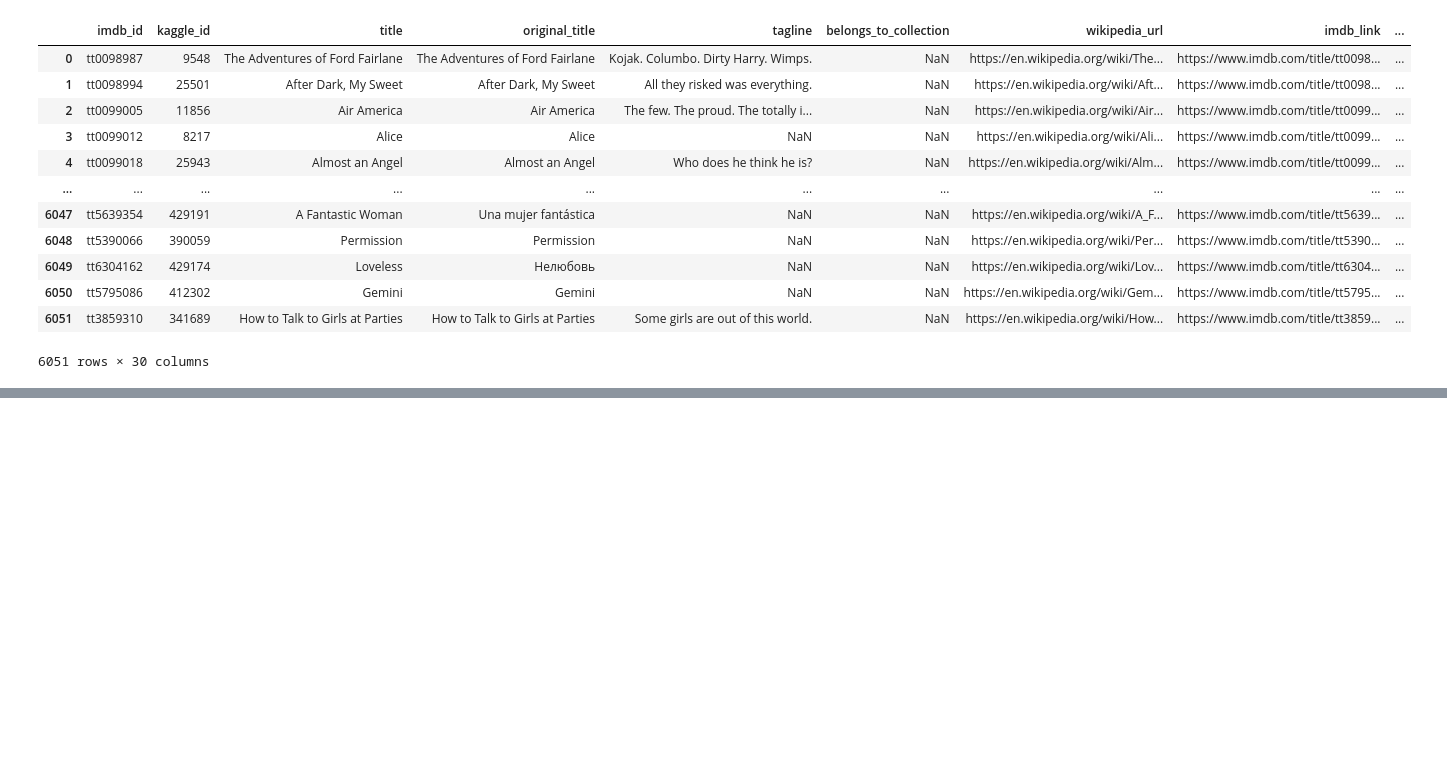
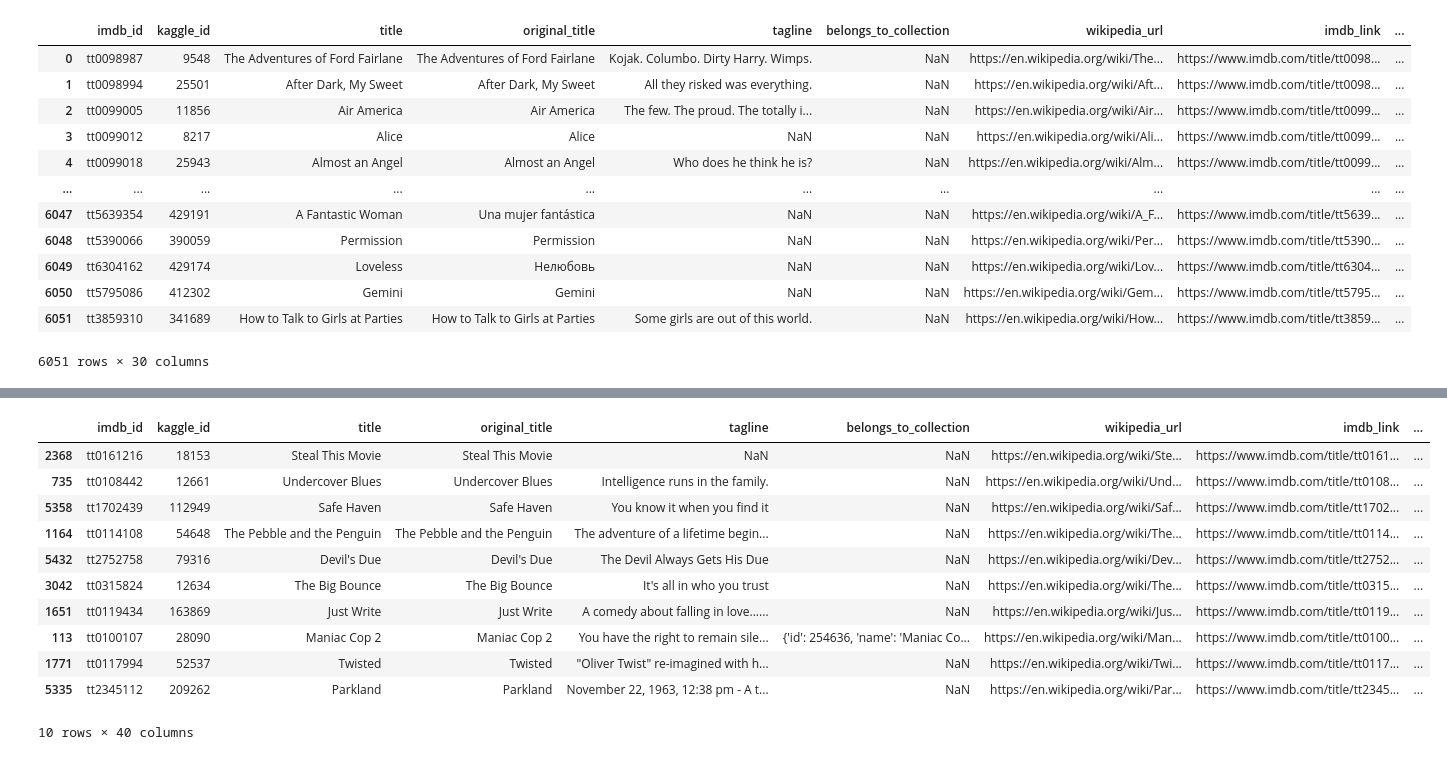
Before and after one commit to tom-jj-G/Movies-ETL, a Jupyter notebook: Movies_ETL.ipynb, the cells around one changed output, grey strips where cells are left out. Cells and saved outputs as stored; diff of their text form; code cells hidden in the pictures; blank space fills up the shorter version.

```diff
--- a/Movies_ETL.ipynb
+++ b/Movies_ETL.ipynb
@@ -1202,0 +1244,17 @@ See the caveats in the documentation: https://pandas.pydata.org/pandas-docs/stab
+# %%
+# Merging the dataframe
+movies_with_ratings_df = pd.merge(movies_df, rating_counts, left_on='kaggle_id', right_index=True, how='left')
+movies_with_ratings_df.sample(10)
+# %% [output]
+|  | imdb_id | kaggle_id | title | original_title | tagline | belongs_to_collection | wikipedia_url | imdb_link | ... |
+| 2368 | tt0161216 | 18153 | Steal This Movie | Steal This Movie | NaN | NaN | https://en.wikipedia.org/wiki/Ste... | https://www.imdb.com/title/tt0161... | ... |
+| 735 | tt0108442 | 12661 | Undercover Blues | Undercover Blues | Intelligence runs in the family. | NaN | https://en.wikipedia.org/wiki/Und... | https://www.imdb.com/title/tt0108... | ... |
+| 5358 | tt1702439 | 112949 | Safe Haven | Safe Haven | You know it when you find it | NaN | https://en.wikipedia.org/wiki/Saf... | https://www.imdb.com/title/tt1702... | ... |
+| 1164 | tt0114108 | 54648 | The Pebble and the Penguin | The Pebble and the Penguin | The adventure of a lifetime begin... | NaN | https://en.wikipedia.org/wiki/The... | https://www.imdb.com/title/tt0114... | ... |
+| 5432 | tt2752758 | 79316 | Devil's Due | Devil's Due | The Devil Always Gets His Due | NaN | https://en.wikipedia.org/wiki/Dev... | https://www.imdb.com/title/tt2752... | ... |
+| 3042 | tt0315824 | 12634 | The Big Bounce | The Big Bounce | It's all in who you trust | NaN | https://en.wikipedia.org/wiki/The... | https://www.imdb.com/title/tt0315... | ... |
+| 1651 | tt0119434 | 163869 | Just Write | Just Write | A comedy about falling in love...... | NaN | https://en.wikipedia.org/wiki/Jus... | https://www.imdb.com/title/tt0119... | ... |
+| 113 | tt0100107 | 28090 | Maniac Cop 2 | Maniac Cop 2 | You have the right to remain sile... | {'id': 254636, 'name': 'Maniac Co... | https://en.wikipedia.org/wiki/Man... | https://www.imdb.com/title/tt0100... | ... |
+| 1771 | tt0117994 | 52537 | Twisted | Twisted | "Oliver Twist" re-imagined with h... | NaN | https://en.wikipedia.org/wiki/Twi... | https://www.imdb.com/title/tt0117... | ... |
+| 5335 | tt2345112 | 209262 | Parkland | Parkland | November 22, 1963, 12:38 pm - A t... | NaN | https://en.wikipedia.org/wiki/Par... | https://www.imdb.com/title/tt2345... | ... |
+10 rows × 40 columns
```
Also changed, not shown: parts of 5 cells of this notebook.
